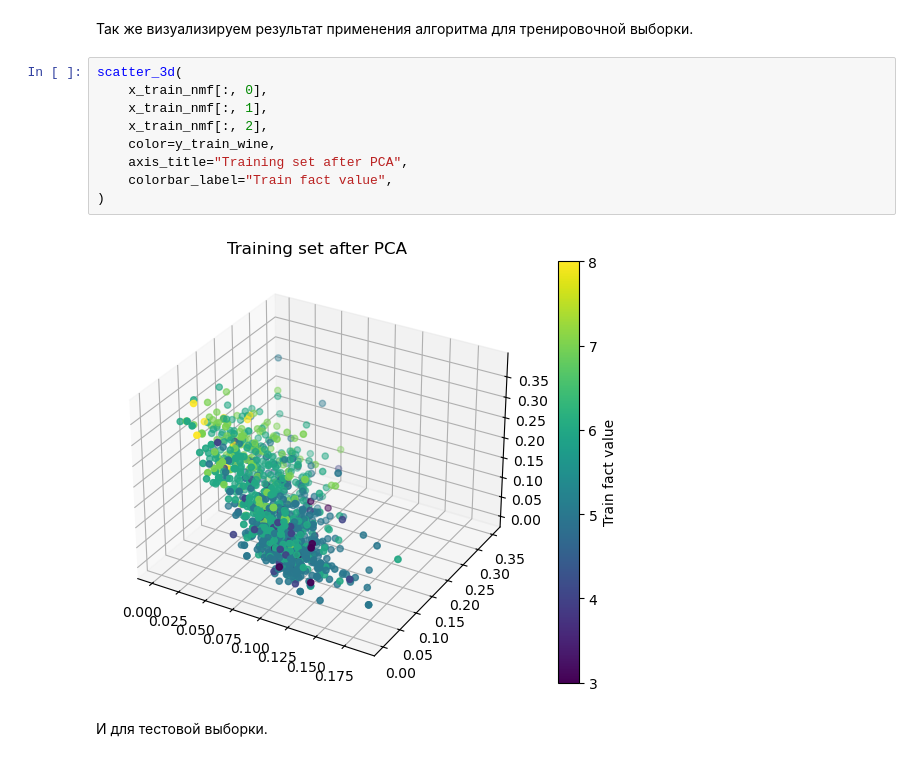
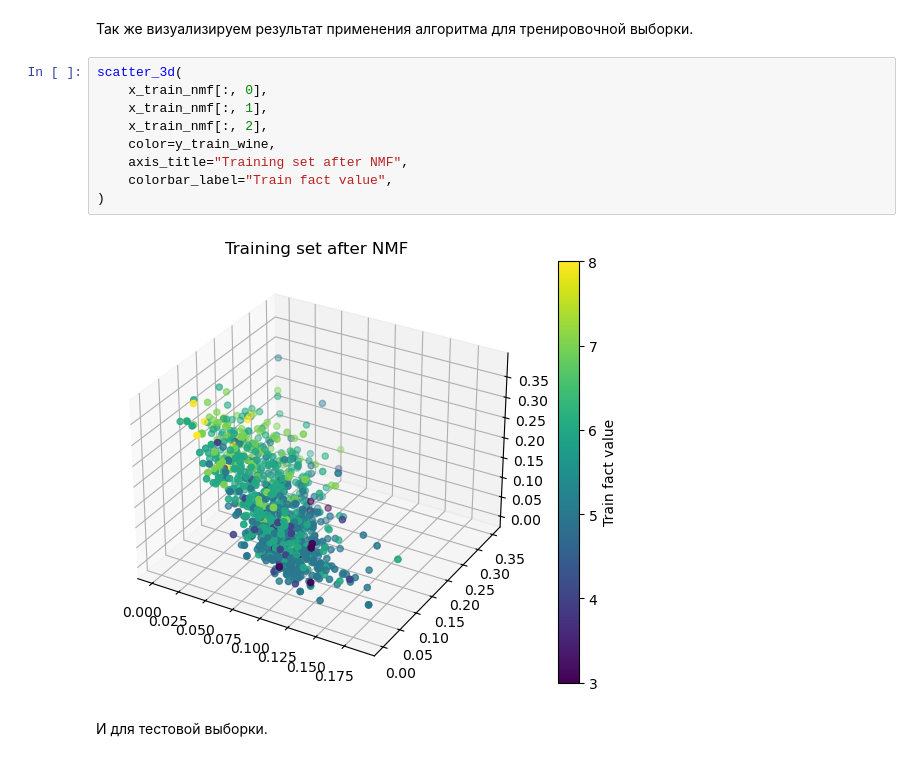
Before and after one commit to mkashirin/pais, a Jupyter notebook: dimred.ipynb, the cells around one changed output. Cells and saved outputs as stored; diff of their text form.

```diff
--- a/dimred.ipynb
+++ b/dimred.ipynb
@@ -147,14 +147,14 @@ x_test_nmf = nmf.transform(x_test_scaled)
 # %%
 scatter_3d(
     x_train_nmf[:, 0],
     x_train_nmf[:, 1],
     x_train_nmf[:, 2],
     color=y_train_wine,
-    axis_title="Training set after PCA",
+    axis_title="Training set after NMF",
     colorbar_label="Train fact value",
 )
 # %% [output]
-[figure, old version]
+[figure, new version]
 # %% [markdown]
 И для тестовой выборки.
 # %%
```
Also changed, not shown: parts of 1 cell of this notebook.
